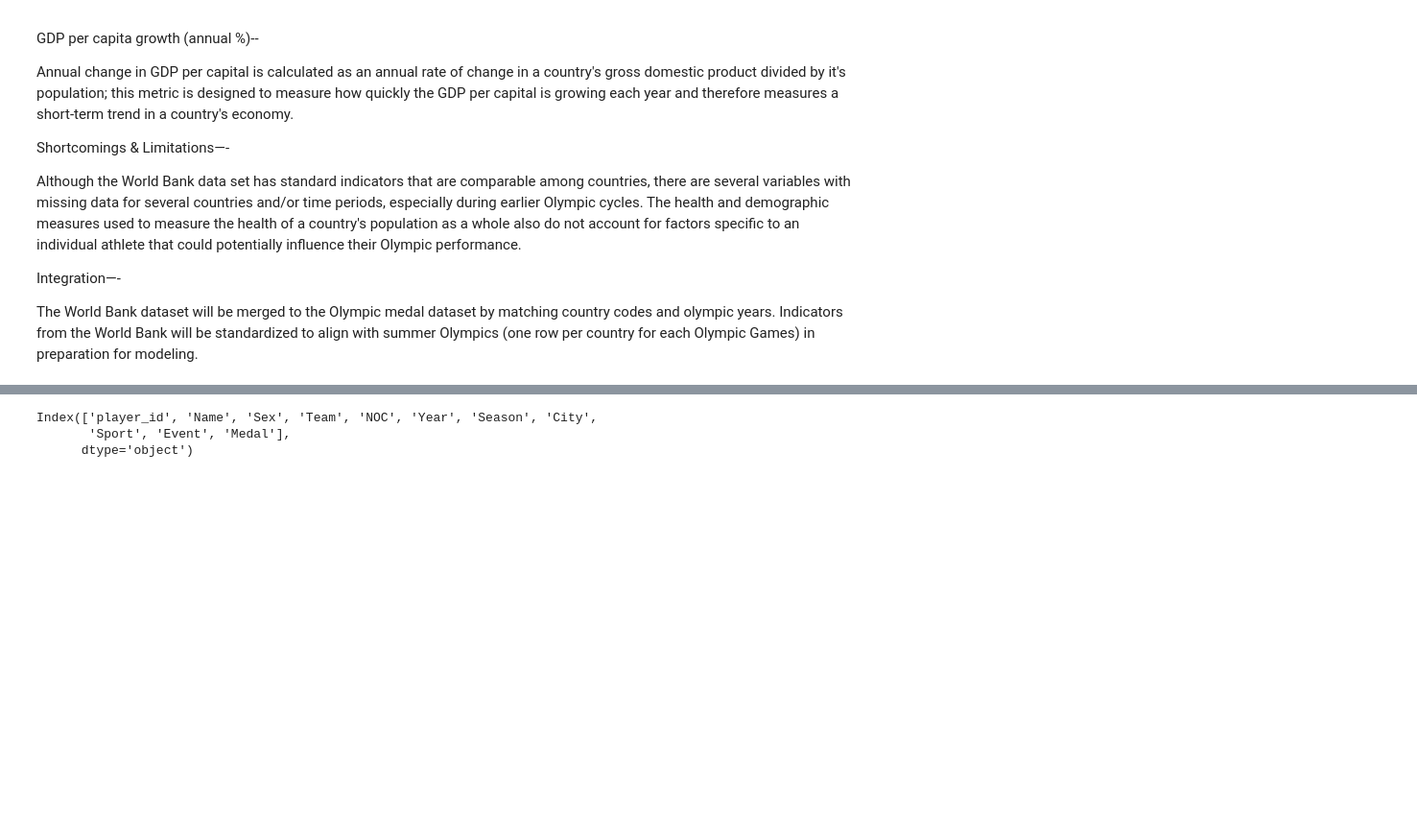
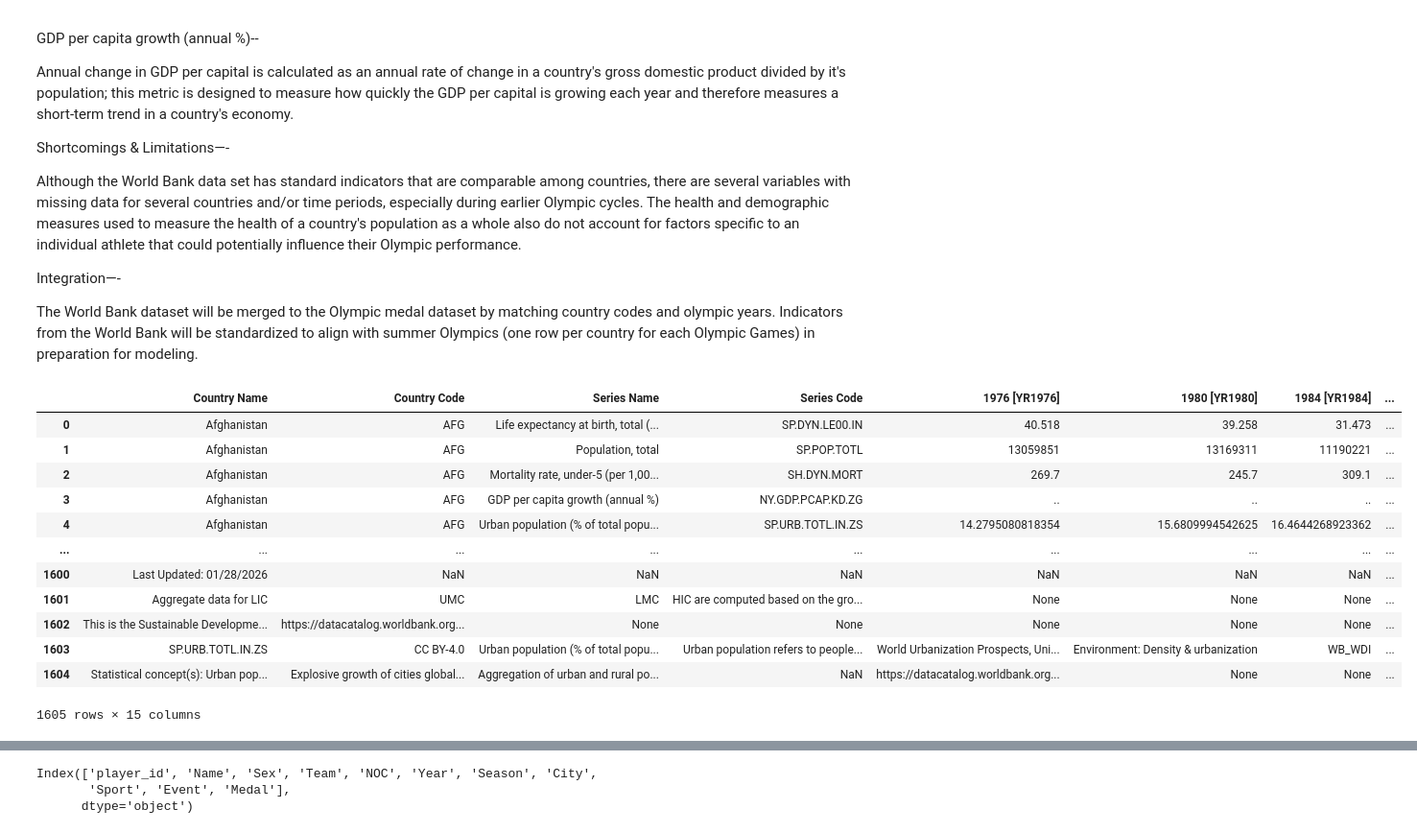
Before and after one commit to COGS108/Group019_WI26, a Jupyter notebook: 01-DataCheckpoint.ipynb, the cells around one changed output, grey strips where cells are left out. Shown at 96% size. Drawn from its saved outputs; the diff is of its cells as text; code cells hidden in the pictures; blank space fills up the shorter version.

Commit message:
Final edits to Data Checkpoint

```diff
--- a/01-DataCheckpoint.ipynb
+++ b/01-DataCheckpoint.ipynb
@@ -156,0 +155,23 @@ import json
+# %%
+# Loading data
+hdf = pd.read_csv(
+    "data/00-raw/health_data.csv",
+    engine="python",
+    on_bad_lines="skip"
+)
+# %%
+hdf
+# %% [output]
+|  | Country Name | Country Code | Series Name | Series Code | 1976 [YR1976] | 1980 [YR1980] | 1984 [YR1984] | ... |
+| 0 | Afghanistan | AFG | Life expectancy at birth, total (... | SP.DYN.LE00.IN | 40.518 | 39.258 | 31.473 | ... |
+| 1 | Afghanistan | AFG | Population, total | SP.POP.TOTL | 13059851 | 13169311 | 11190221 | ... |
+| 2 | Afghanistan | AFG | Mortality rate, under-5 (per 1,00... | SH.DYN.MORT | 269.7 | 245.7 | 309.1 | ... |
+| 3 | Afghanistan | AFG | GDP per capita growth (annual %) | NY.GDP.PCAP.KD.ZG | .. | .. | .. | ... |
+| 4 | Afghanistan | AFG | Urban population (% of total popu... | SP.URB.TOTL.IN.ZS | 14.2795080818354 | 15.6809994542625 | 16.4644268923362 | ... |
+| ... | ... | ... | ... | ... | ... | ... | ... | ... |
+| 1600 | Last Updated: 01/28/2026 | NaN | NaN | NaN | NaN | NaN | NaN | ... |
+| 1601 | Aggregate data for LIC | UMC | LMC | HIC are computed based on the gro... | None | None | None | ... |
+| 1602 | This is the Sustainable Developme... | https://datacatalog.worldbank.org... | None | None | None | None | None | ... |
+| 1603 | SP.URB.TOTL.IN.ZS | CC BY-4.0 | Urban population (% of total popu... | Urban population refers to people... | World Urbanization Prospects, Uni... | Environment: Density & urbanization | WB_WDI | ... |
+| 1604 | Statistical concept(s): Urban pop... | Explosive growth of cities global... | Aggregation of urban and rural po... | NaN | https://datacatalog.worldbank.org... | None | None | ... |
+1605 rows × 15 columns
```
Also changed, not shown: parts of 17 cells of this notebook.
